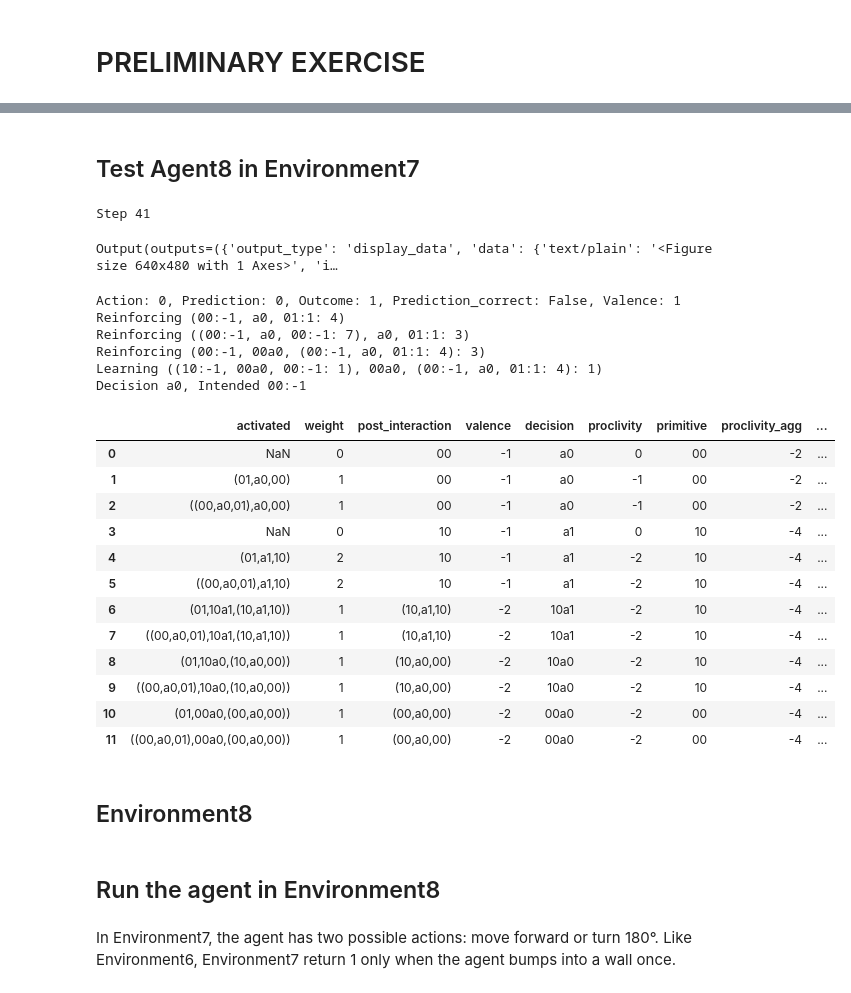
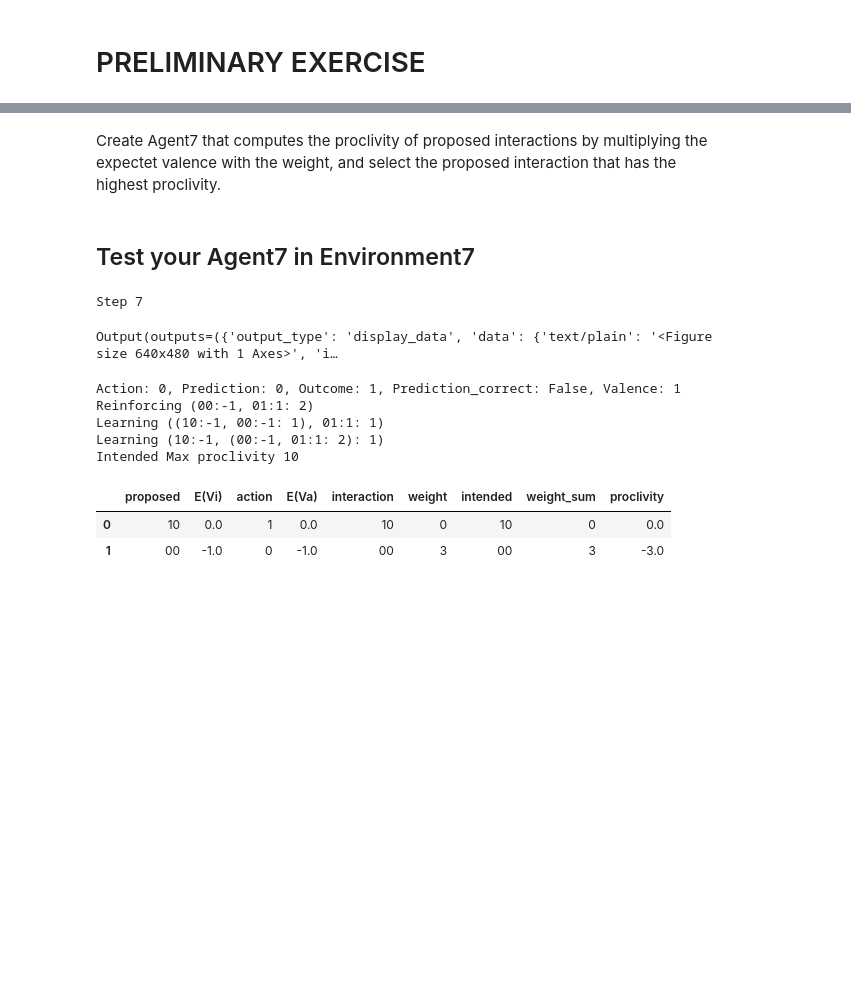
Before and after one commit to PetiteIA/schema_mechanism, a Jupyter notebook: notebooks/agent8.ipynb, the cells around one changed output, grey strips where cells are left out. Drawn from its saved outputs; the diff is of its cells as text; code cells hidden in the pictures; blank space fills up the shorter version.

```diff
--- a/notebooks/agent8.ipynb
+++ b/notebooks/agent8.ipynb
@@ -411,6 +855,0 @@ Environment7 is similar to Environment6 but one cell wider.
-# %%
-class Environment7(Environment6):
-    def __init__(self):
-        """ Initialize the grid """
-        self.grid = np.array([[1, 0, 0, 0, 1]])
-        self.position = 1
@@ -523,5 +901,33 @@ class Agent8(Agent):
+# %% [markdown]
+Create Agent7 that computes the proclivity of proposed interactions by multiplying the expectet valence with the weight, and select the proposed interaction that has the highest proclivity.
+# %%
+class Agent7(Agent):
+    def select_intended_interaction(self):
+        """Selects the intended interaction from the proposed dataframe"""
+        # Modify to compute the proclivity and select the action that has the hiest proclivity
+        # Find the first row that has the highest proclivity
+        max_index = self.selection_df['E(Va)'].idxmax()
+        intended_interaction_key = self.selection_df.loc[max_index, ['intended']].values[0]
+        print(f"Intended Max E(Va) {intended_interaction_key}")
+        self._intended_interaction = self._interactions[intended_interaction_key]
+# %%
+class Agent7(Agent):
+    def select_intended_interaction(self):
+        # The sum weight per action
+        grouped_df = self.selection_df.groupby('action').agg({'weight': 'sum'}).reset_index()
+        self.selection_df = self.selection_df.merge(grouped_df, on='action', suffixes=('', '_sum'))
+        # self.selection_df["sum_weight"] = self.selection_df.groupby("action")["weight"].transform("sum")
+
+        # Compute the proclivity
+        self.selection_df['proclivity'] = self.selection_df["weight_sum"] * self.selection_df['E(Va)']
+
+        # Select the action that has the highest proclivity
+        max_index = self.selection_df['proclivity'].idxmax()
+        intended_interaction_key = self.selection_df.loc[max_index, ['intended']].values[0]
+        print(f"Intended Max proclivity {intended_interaction_key}")
+        self._intended_interaction = self._interactions[intended_interaction_key]
 # %% [markdown]
-## Test Agent8 in Environment7
+## Test your Agent7 in Environment7
 # %%
 # Instanciate a new agent
 interactions = [
@@ -530,7 +936,7 @@ interactions = [
     Interaction(1,0,-1),
     Interaction(1,1,1)
 ]
-a = Agent8(interactions)
+a = Agent7(interactions)
 e = Environment7()
 
 # Output widget for displaying the plot
@@ -542,32 +948,19 @@ outcome = 0
 # %%
 print(f"Step {step}")
 step += 1
 e.display()
 display(out)
 action = a.action(outcome)
 outcome = e.outcome(action)
-a.proposed_df
+a.selection_df
 # %% [output]
-Step 41
+Step 7
 Output(outputs=({'output_type': 'display_data', 'data': {'text/plain': '<Figure size 640x480 with 1 Axes>', 'i…
 Action: 0, Prediction: 0, Outcome: 1, Prediction_correct: False, Valence: 1
-Reinforcing (00:-1, a0, 01:1: 4)
-Reinforcing ((00:-1, a0, 00:-1: 7), a0, 01:1: 3)
-Reinforcing (00:-1, 00a0, (00:-1, a0, 01:1: 4): 3)
-Learning ((10:-1, 00a0, 00:-1: 1), 00a0, (00:-1, a0, 01:1: 4): 1)
-Decision a0, Intended 00:-1
+Reinforcing (00:-1, 01:1: 2)
+Learning ((10:-1, 00:-1: 1), 01:1: 1)
+Learning (10:-1, (00:-1, 01:1: 2): 1)
+Intended Max proclivity 10
-|  | activated | weight | post_interaction | valence | decision | proclivity | primitive | proclivity_agg | ... |
-| 0 | NaN | 0 | 00 | -1 | a0 | 0 | 00 | -2 | ... |
-| 1 | (01,a0,00) | 1 | 00 | -1 | a0 | -1 | 00 | -2 | ... |
-| 2 | ((00,a0,01),a0,00) | 1 | 00 | -1 | a0 | -1 | 00 | -2 | ... |
-| 3 | NaN | 0 | 10 | -1 | a1 | 0 | 10 | -4 | ... |
-| 4 | (01,a1,10) | 2 | 10 | -1 | a1 | -2 | 10 | -4 | ... |
-| 5 | ((00,a0,01),a1,10) | 2 | 10 | -1 | a1 | -2 | 10 | -4 | ... |
-| 6 | (01,10a1,(10,a1,10)) | 1 | (10,a1,10) | -2 | 10a1 | -2 | 10 | -4 | ... |
-| 7 | ((00,a0,01),10a1,(10,a1,10)) | 1 | (10,a1,10) | -2 | 10a1 | -2 | 10 | -4 | ... |
-| 8 | (01,10a0,(10,a0,00)) | 1 | (10,a0,00) | -2 | 10a0 | -2 | 10 | -4 | ... |
-| 9 | ((00,a0,01),10a0,(10,a0,00)) | 1 | (10,a0,00) | -2 | 10a0 | -2 | 10 | -4 | ... |
-| 10 | (01,00a0,(00,a0,00)) | 1 | (00,a0,00) | -2 | 00a0 | -2 | 00 | -4 | ... |
-| 11 | ((00,a0,01),00a0,(00,a0,00)) | 1 | (00,a0,00) | -2 | 00a0 | -2 | 00 | -4 | ... |
+|  | proposed | E(Vi) | action | E(Va) | interaction | weight | intended | weight_sum | proclivity |
+| 0 | 10 | 0.0 | 1 | 0.0 | 10 | 0 | 10 | 0 | 0.0 |
+| 1 | 00 | -1.0 | 0 | -1.0 | 00 | 3 | 00 | 3 | -3.0 |
-# %% [markdown]
-## Environment8
@@ -645,5 +966,0 @@ class Environment8:
-# %% [markdown]
-## Run the agent in Environment8
-# %% [markdown]
-In Environment7, the agent has two possible actions: move forward or turn 180°.
-Like Environment6, Environment7 return 1 only when the agent bumps into a wall once.
```
Also changed, not shown: parts of 72 cells of this notebook, 4 other files.
